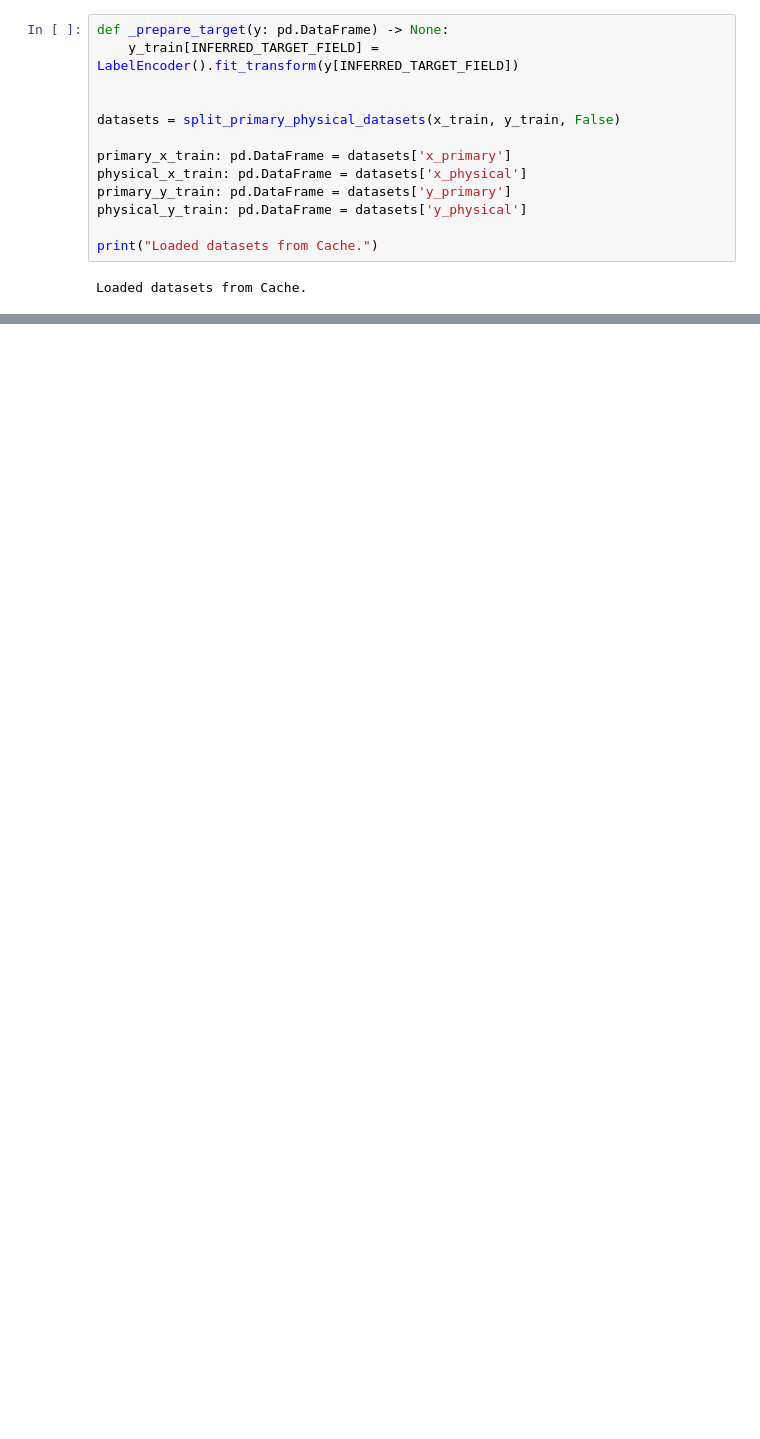
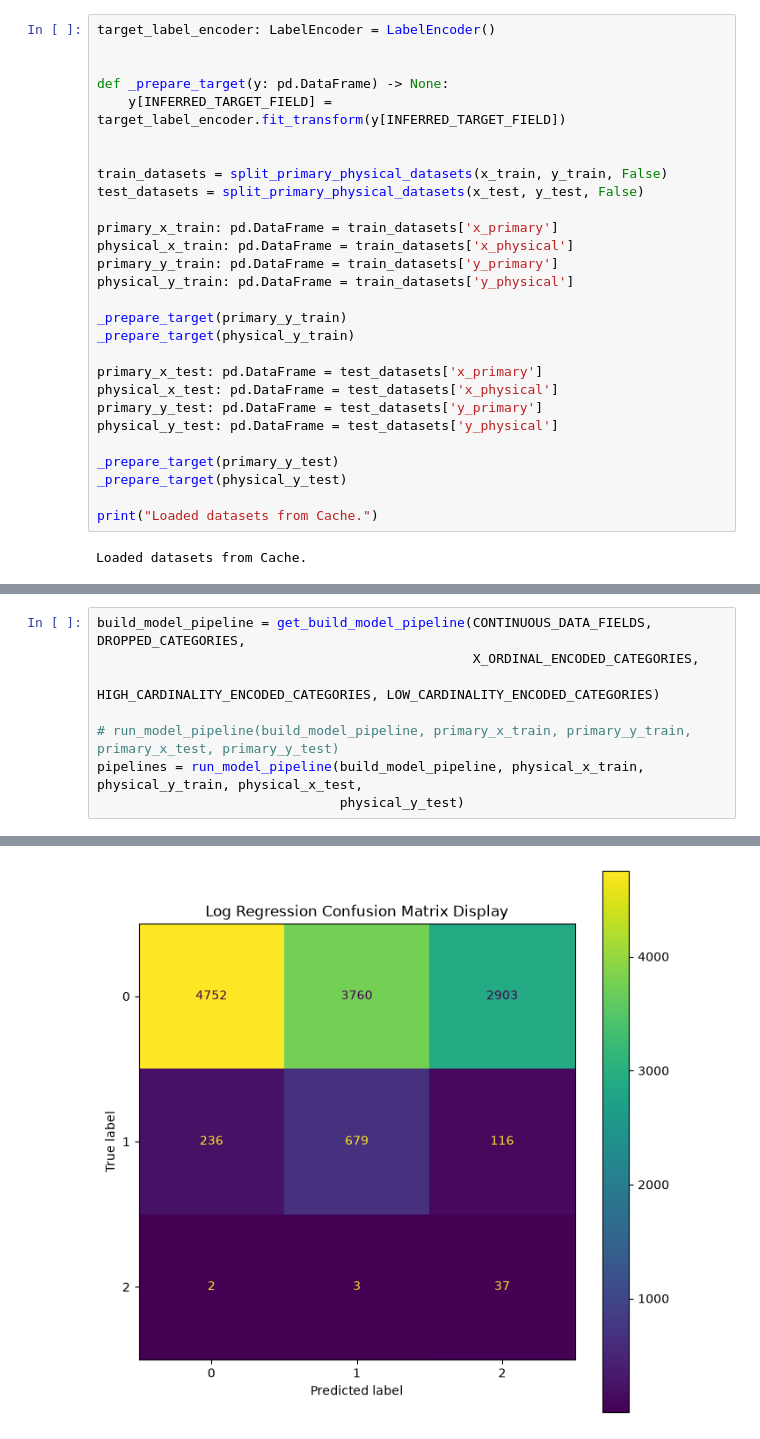
Before and after one commit to awylie199/csm500_project, a Jupyter notebook: notebooks/model_development.ipynb, the cells around one changed output, grey strips where cells are left out. Drawn from its saved outputs; the diff is of its cells as text; blank space fills up the shorter version.

```diff
--- a/notebooks/model_development.ipynb
+++ b/notebooks/model_development.ipynb
@@ -24,14 +49,29 @@ y_train: pd.DataFrame = pd.read_parquet(RAW_TRAIN_DATASET_Y_PATH)
 # %%
-def _prepare_target(y: pd.DataFrame) -> None:
-    y_train[INFERRED_TARGET_FIELD] = LabelEncoder().fit_transform(y[INFERRED_TARGET_FIELD])
+target_label_encoder: LabelEncoder = LabelEncoder()
 
 
-datasets = split_primary_physical_datasets(x_train, y_train, False)
+def _prepare_target(y: pd.DataFrame) -> None:
+    y[INFERRED_TARGET_FIELD] = target_label_encoder.fit_transform(y[INFERRED_TARGET_FIELD])
 
-primary_x_train: pd.DataFrame = datasets['x_primary']
-physical_x_train: pd.DataFrame = datasets['x_physical']
-primary_y_train: pd.DataFrame = datasets['y_primary']
-physical_y_train: pd.DataFrame = datasets['y_physical']
+
+train_datasets = split_primary_physical_datasets(x_train, y_train, False)
+test_datasets = split_primary_physical_datasets(x_test, y_test, False)
+
+primary_x_train: pd.DataFrame = train_datasets['x_primary']
+physical_x_train: pd.DataFrame = train_datasets['x_physical']
+primary_y_train: pd.DataFrame = train_datasets['y_primary']
+physical_y_train: pd.DataFrame = train_datasets['y_physical']
+
+_prepare_target(primary_y_train)
+_prepare_target(physical_y_train)
+
+primary_x_test: pd.DataFrame = test_datasets['x_primary']
+physical_x_test: pd.DataFrame = test_datasets['x_physical']
+primary_y_test: pd.DataFrame = test_datasets['y_primary']
+physical_y_test: pd.DataFrame = test_datasets['y_physical']
+
+_prepare_target(primary_y_test)
+_prepare_target(physical_y_test)
 
 print("Loaded datasets from Cache.")
 # %% [output]
@@ -63,0 +79,9 @@ Pipeline(steps=[('continuous_data_transforms',
+# %%
+build_model_pipeline = get_build_model_pipeline(CONTINUOUS_DATA_FIELDS, DROPPED_CATEGORIES,
+                                                X_ORDINAL_ENCODED_CATEGORIES,
+                                                HIGH_CARDINALITY_ENCODED_CATEGORIES, LOW_CARDINALITY_ENCODED_CATEGORIES)
+
+# run_model_pipeline(build_model_pipeline, primary_x_train, primary_y_train, primary_x_test, primary_y_test)
+pipelines = run_model_pipeline(build_model_pipeline, physical_x_train, physical_y_train, physical_x_test,
+                               physical_y_test)
+# %% [output]
@@ -63,0 +107 @@ Pipeline(steps=[('continuous_data_transforms',
+[figure, added]
```
Also changed, not shown: parts of 5 cells of this notebook, 12 other files.
